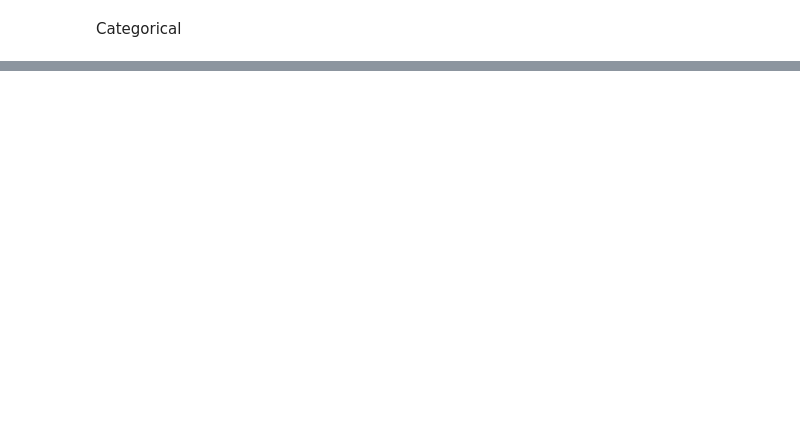
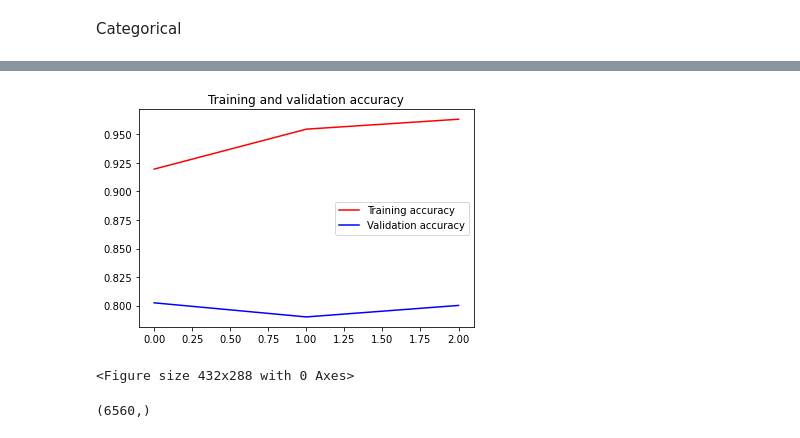
Before and after one commit to AnnaDzuganova/BP-classification, a Jupyter notebook: BP.ipynb, the cells around one changed output, grey strips where cells are left out. Drawn from its saved outputs; the diff is of its cells as text; code cells hidden in the pictures; blank space fills up the shorter version.

Commit message:
Uprava binary, zacatie categorical

```diff
--- a/BP.ipynb
+++ b/BP.ipynb
@@ -191,18 +193,15 @@ print(x_train.shape, x_test.shape,y_train.shape, y_test.shape)
+# %%
+xCat_train, xCat_test, yCat_train, yCat_test = train_test_split(X, Ycat, test_size=0.3, random_state=1)
 # %%
-import tensorflow as tf
-from keras.models import Sequential
-from keras.layers import Conv2D, MaxPooling2D, Flatten, Dropout, Dense
-from keras.callbacks import ModelCheckpoint
+Categorical_model = Sequential()
 
-model = Sequential()
+Categorical_model.add(Conv2D(32, kernel_size=(3,3), activation='relu', input_shape=(256,256,3)))
 
-model.add(Conv2D(32, kernel_size=(3,3), activation='relu', input_shape=(256,256,3)))
+#model.add(MaxPooling2D(pool_size=(2,2)))
+#model.add(Dropout(0.25))
 
-model.add(MaxPooling2D(pool_size=(2,2))),
+Categorical_model.add(Flatten())
+Categorical_model.add(Dense(128, activation='relu'))
+Categorical_model.add(Dense(5, activation='softmax'))
 
-model.add(Flatten())
-model.add(Dense(128, activation='relu'))
-model.add(Dropout(0.25))
-model.add(Dense(5, activation='softmax'))
-
-model.summary()
+Categorical_model.summary()
@@ -209,6 +226,6 @@ model.summary()
 # %%
 adam = Adam()
-model.compile(loss=tf.keras.losses.SparseCategoricalCrossentropy(from_logits=True), optimizer=adam, metrics=['accuracy'])
-#model.compile(loss='categorical_crossentropy', optimizer=adam, metrics=['accuracy'])
+#Categorical_model.compile(loss=tf.keras.losses.SparseCategoricalCrossentropy(from_logits=True), optimizer=adam, metrics=['accuracy'])
+Categorical_model.compile(loss='categorical_crossentropy', optimizer=adam, metrics=['accuracy'])
 # %%
-f = model.fit(x_train, y_train, epochs = 3,batch_size=128, validation_data=(x_test, y_test))
+f = Categorical_model.fit(xCat_train, yCat_train, epochs = 3, validation_data=(xCat_test, yCat_test))
@@ -235,0 +257,18 @@ plt.show()
+# %%
+acc = f.history['accuracy']
+val_acc = f.history['val_accuracy']
+loss = f.history['loss']
+val_loss = f.history['val_loss']
+
+epochs = range(len(acc))
+
+plt.plot(epochs, acc, 'r', label='Training accuracy')
+plt.plot(epochs, val_acc, 'b', label='Validation accuracy')
+plt.title('Training and validation accuracy')
+plt.legend(loc=0)
+plt.figure()
+
+plt.show()
+# %% [output]
+[figure, added]
+<Figure size 432x288 with 0 Axes>
@@ -236,2 +281,4 @@ plt.show()
 # %%
-print(x_test.shape,y_test.shape)
+print(predicted.shape)
+# %% [output]
+(6560,)
```
Also changed, not shown: parts of 20 cells of this notebook.
